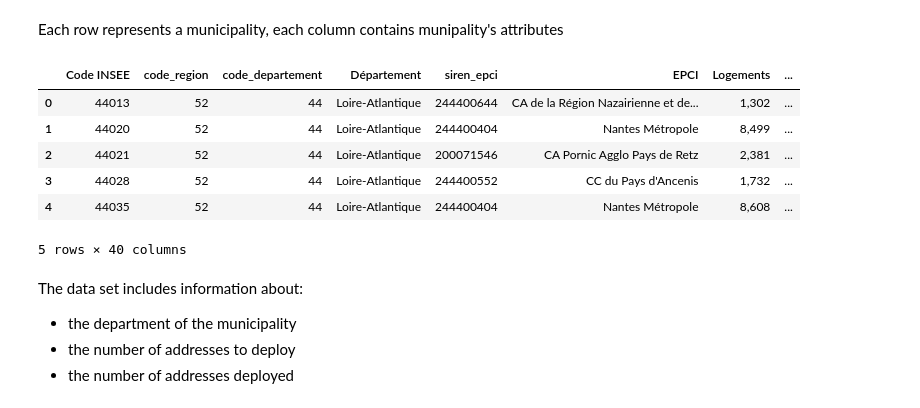
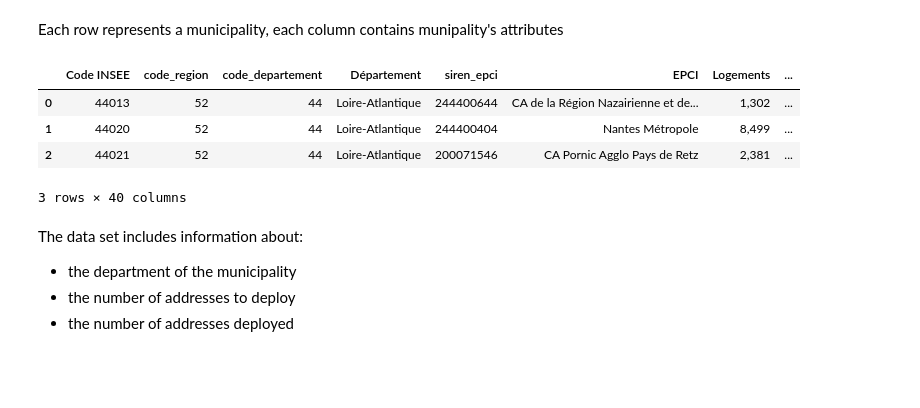
Before and after one commit to eteillet/data-exploration_optical_fiber-in-Pays-de-la-Loire, a Jupyter notebook: analysis.ipynb, the cells around one changed output. Drawn from its saved outputs; the diff is of its cells as text; code cells hidden in the pictures; blank space fills up the shorter version.

```diff
--- a/analysis.ipynb
+++ b/analysis.ipynb
@@ -19,15 +19,13 @@ df = pd.read_csv("ftth-en-pays-de-la-loire.csv")
 # %% [markdown]
 Each row represents a municipality, each column contains munipality's attributes
 # %%
-df.head()
+df.head(3)
 # %% [output]
 |  | Code INSEE | code_region | code_departement | Département | siren_epci | EPCI | Logements | ... |
 | 0 | 44013 | 52 | 44 | Loire-Atlantique | 244400644 | CA de la Région Nazairienne et de... | 1,302 | ... |
 | 1 | 44020 | 52 | 44 | Loire-Atlantique | 244400404 | Nantes Métropole | 8,499 | ... |
 | 2 | 44021 | 52 | 44 | Loire-Atlantique | 200071546 | CA Pornic Agglo Pays de Retz | 2,381 | ... |
-| 3 | 44028 | 52 | 44 | Loire-Atlantique | 244400552 | CC du Pays d'Ancenis | 1,732 | ... |
-| 4 | 44035 | 52 | 44 | Loire-Atlantique | 244400404 | Nantes Métropole | 8,608 | ... |
-5 rows × 40 columns
+3 rows × 40 columns
 # %% [markdown]
 The data set includes information about:
 * the department of the municipality
```
Also changed, not shown: parts of 14 cells of this notebook, 1 other file.
